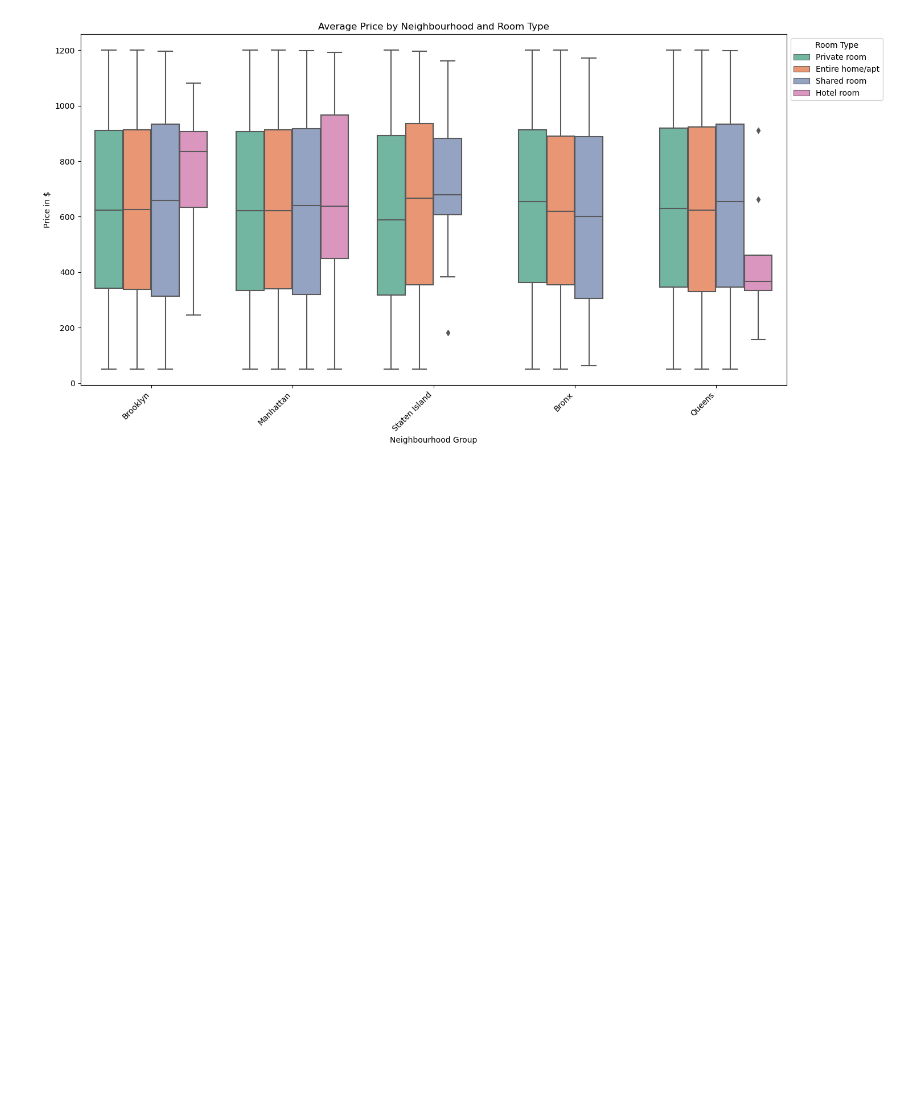
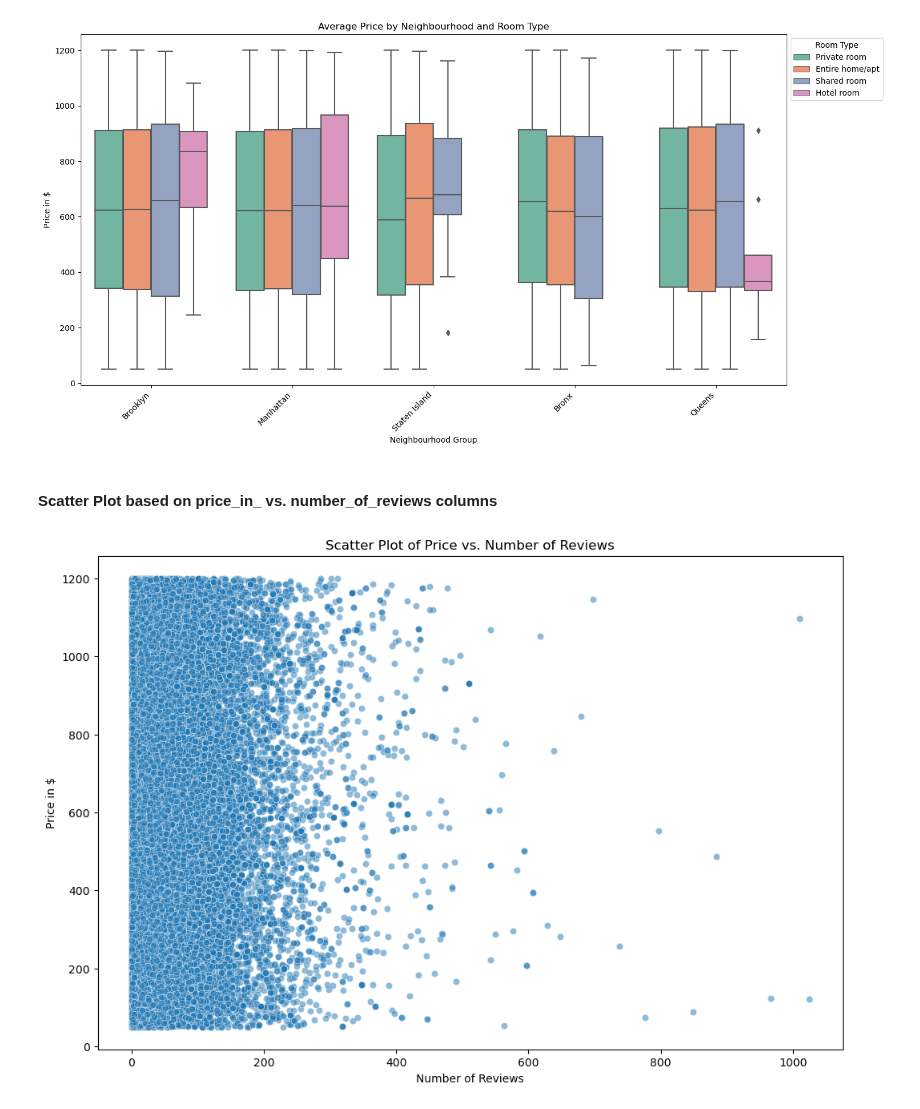
Before and after one commit to dominikvukelic/airbnb_ny_project, a Jupyter notebook: graphs/graphs.ipynb, the cells around one changed output. Drawn from its saved outputs; the diff is of its cells as text; code cells hidden in the pictures; blank space fills up the shorter version.

Commit message:
working on graphs

```diff
--- a/graphs/graphs.ipynb
+++ b/graphs/graphs.ipynb
@@ -146,3 +146,14 @@ plt.legend(title='Room Type', bbox_to_anchor=(1, 1))
 plt.show()
 # %% [output]
 [figure]
+# %% [markdown]
+#### Scatter Plot based on price_in_ vs. number_of_reviews columns
+# %%
+plt.figure(figsize=(12, 8))
+sns.scatterplot(x='number_of_reviews', y='price_in_$', data=df, alpha=0.5)
+plt.title('Scatter Plot of Price vs. Number of Reviews')
+plt.xlabel('Number of Reviews')
+plt.ylabel('Price in $')
+plt.show()
+# %% [output]
+[figure, added]
```
